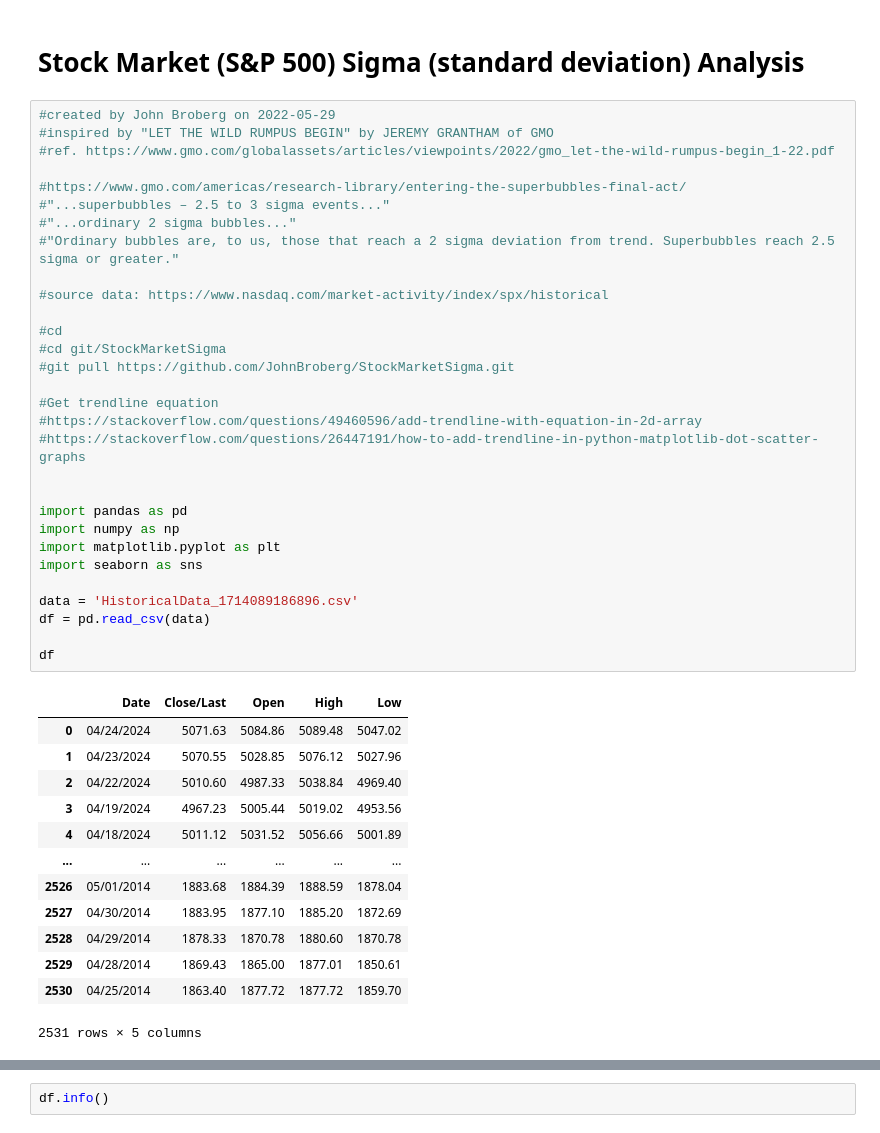
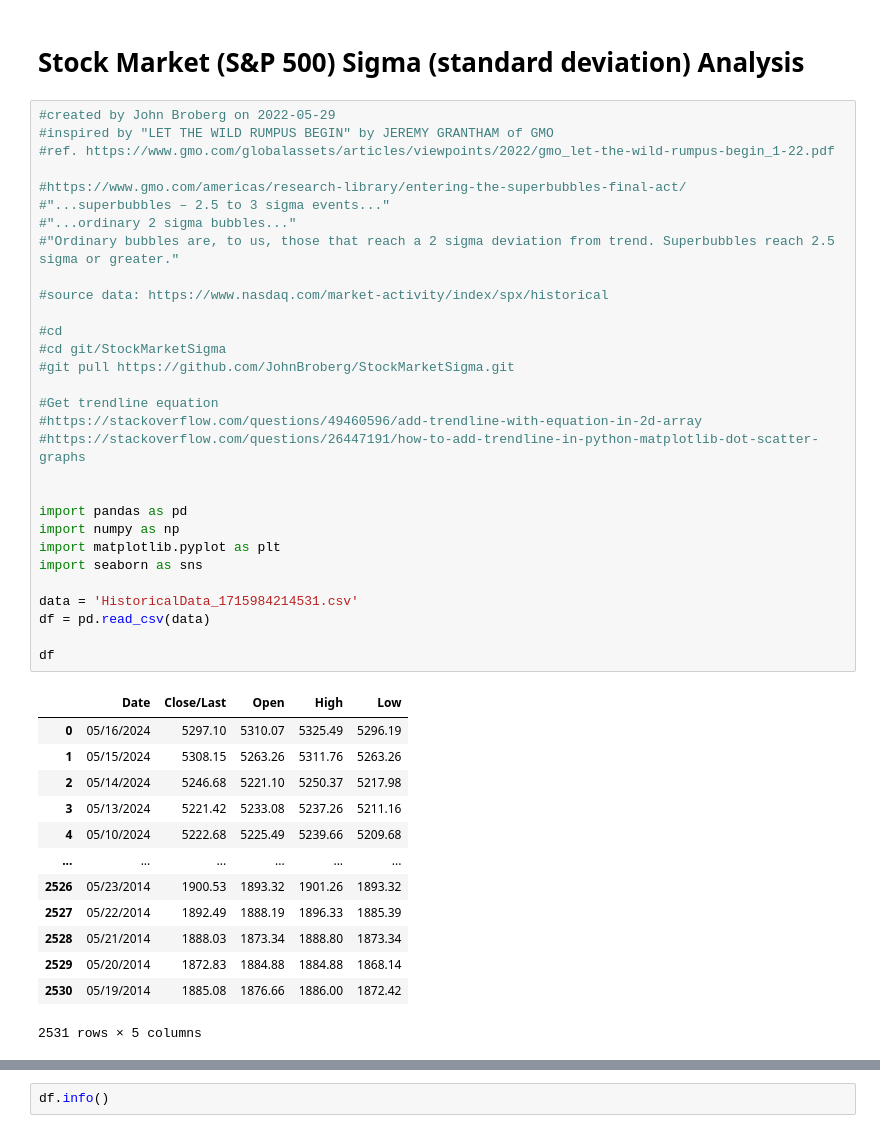
Before and after one commit to JohnBroberg/StockMarketSigma, a Jupyter notebook: StockMarketSigma.ipynb, the cells around one changed output, grey strips where cells are left out. Saved outputs shown, nothing was run; the diff lists cells and outputs as text.

```diff
--- a/StockMarketSigma.ipynb
+++ b/StockMarketSigma.ipynb
@@ -4,45 +4,45 @@
 #created by John Broberg on 2022-05-29
 #inspired by "LET THE WILD RUMPUS BEGIN" by JEREMY GRANTHAM of GMO
 #ref. https://www.gmo.com/globalassets/articles/viewpoints/2022/gmo_let-the-wild-rumpus-begin_1-22.pdf
 
 #https://www.gmo.com/americas/research-library/entering-the-superbubbles-final-act/
 #"...superbubbles – 2.5 to 3 sigma events..."
 #"...ordinary 2 sigma bubbles..."
 #"Ordinary bubbles are, to us, those that reach a 2 sigma deviation from trend. Superbubbles reach 2.5 sigma or greater."
 
 #source data: https://www.nasdaq.com/market-activity/index/spx/historical
 
 #cd
 #cd git/StockMarketSigma
 #git pull https://github.com/JohnBroberg/StockMarketSigma.git
 
 #Get trendline equation
 #https://stackoverflow.com/questions/49460596/add-trendline-with-equation-in-2d-array
 #https://stackoverflow.com/questions/26447191/how-to-add-trendline-in-python-matplotlib-dot-scatter-graphs
 
 
 import pandas as pd
 import numpy as np
 import matplotlib.pyplot as plt
 import seaborn as sns
 
-data = 'HistoricalData_1714089186896.csv'
+data = 'HistoricalData_1715984214531.csv'
 df = pd.read_csv(data)
 
 df
 # %% [output]
 |  | Date | Close/Last | Open | High | Low |
-| 0 | 04/24/2024 | 5071.63 | 5084.86 | 5089.48 | 5047.02 |
-| 1 | 04/23/2024 | 5070.55 | 5028.85 | 5076.12 | 5027.96 |
-| 2 | 04/22/2024 | 5010.60 | 4987.33 | 5038.84 | 4969.40 |
-| 3 | 04/19/2024 | 4967.23 | 5005.44 | 5019.02 | 4953.56 |
-| 4 | 04/18/2024 | 5011.12 | 5031.52 | 5056.66 | 5001.89 |
+| 0 | 05/16/2024 | 5297.10 | 5310.07 | 5325.49 | 5296.19 |
+| 1 | 05/15/2024 | 5308.15 | 5263.26 | 5311.76 | 5263.26 |
+| 2 | 05/14/2024 | 5246.68 | 5221.10 | 5250.37 | 5217.98 |
+| 3 | 05/13/2024 | 5221.42 | 5233.08 | 5237.26 | 5211.16 |
+| 4 | 05/10/2024 | 5222.68 | 5225.49 | 5239.66 | 5209.68 |
 | ... | ... | ... | ... | ... | ... |
-| 2526 | 05/01/2014 | 1883.68 | 1884.39 | 1888.59 | 1878.04 |
-| 2527 | 04/30/2014 | 1883.95 | 1877.10 | 1885.20 | 1872.69 |
-| 2528 | 04/29/2014 | 1878.33 | 1870.78 | 1880.60 | 1870.78 |
-| 2529 | 04/28/2014 | 1869.43 | 1865.00 | 1877.01 | 1850.61 |
-| 2530 | 04/25/2014 | 1863.40 | 1877.72 | 1877.72 | 1859.70 |
+| 2526 | 05/23/2014 | 1900.53 | 1893.32 | 1901.26 | 1893.32 |
+| 2527 | 05/22/2014 | 1892.49 | 1888.19 | 1896.33 | 1885.39 |
+| 2528 | 05/21/2014 | 1888.03 | 1873.34 | 1888.80 | 1873.34 |
+| 2529 | 05/20/2014 | 1872.83 | 1884.88 | 1884.88 | 1868.14 |
+| 2530 | 05/19/2014 | 1885.08 | 1876.66 | 1886.00 | 1872.42 |
 2531 rows × 5 columns
 # %%
 df.describe()
```
Also changed, not shown: parts of 12 cells of this notebook, 2 other files.
